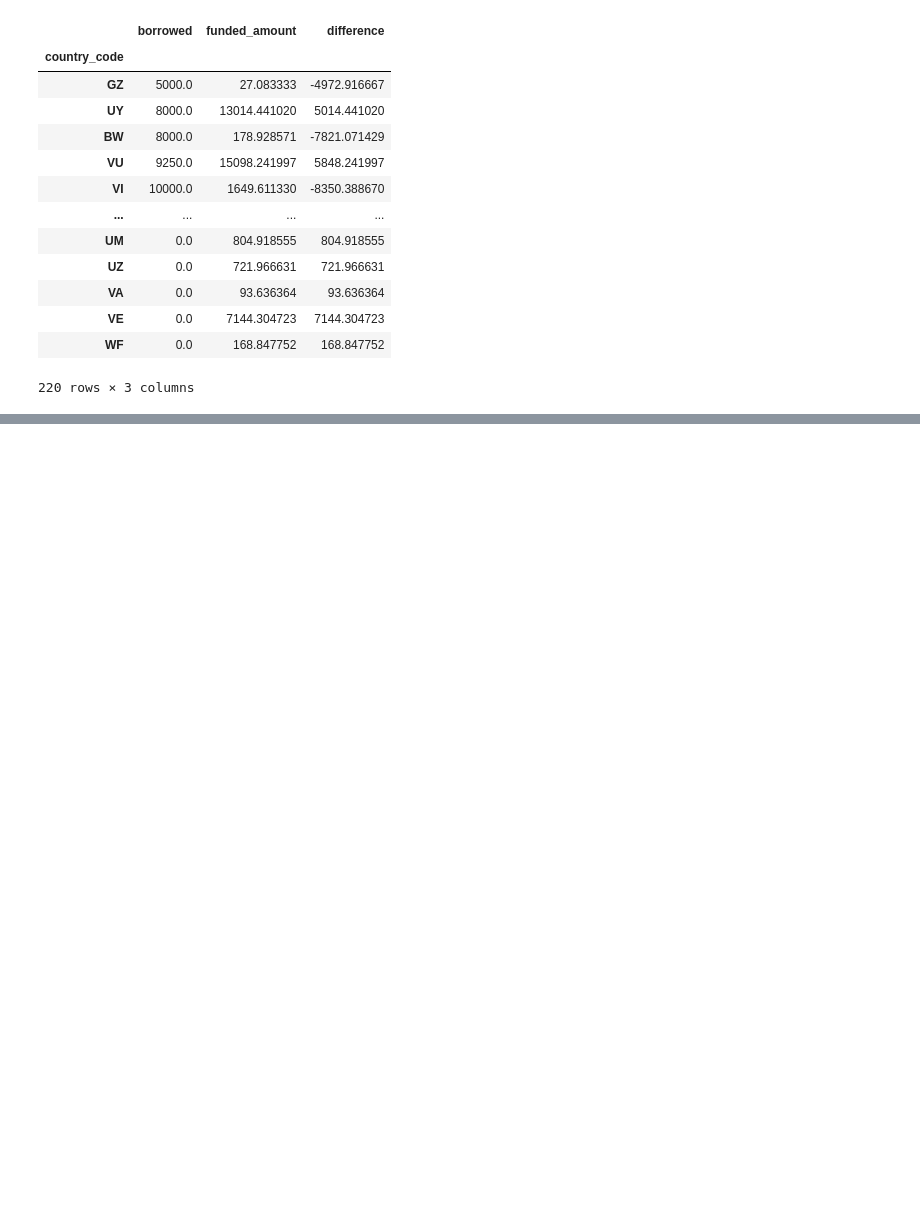
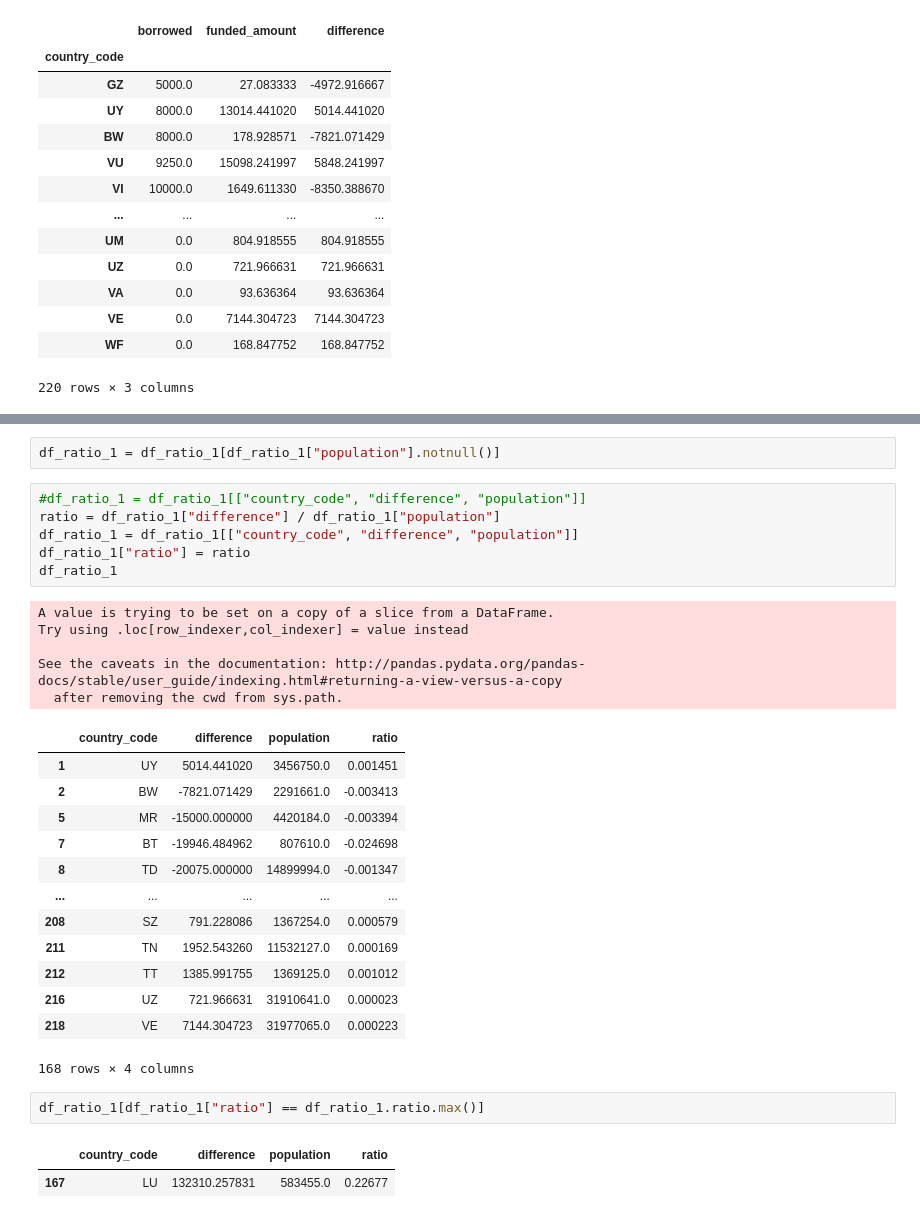
Before and after one commit to kayne87/FoCS, a Jupyter notebook: FoCS.ipynb, the cells around one changed output, grey strips where cells are left out. Saved outputs shown, nothing was run; the diff lists cells and outputs as text; blank space fills up the shorter version.

```diff
--- a/FoCS.ipynb
+++ b/FoCS.ipynb
@@ -521,0 +543,32 @@ df_country_diff
+# %%
+df_ratio_1 = df_ratio_1[df_ratio_1["population"].notnull()]
+# %%
+#df_ratio_1 = df_ratio_1[["country_code", "difference", "population"]]
+ratio = df_ratio_1["difference"] / df_ratio_1["population"]
+df_ratio_1 = df_ratio_1[["country_code", "difference", "population"]]
+df_ratio_1["ratio"] = ratio
+df_ratio_1
+# %% [output]
+A value is trying to be set on a copy of a slice from a DataFrame.
+Try using .loc[row_indexer,col_indexer] = value instead
+
+See the caveats in the documentation: http://pandas.pydata.org/pandas-docs/stable/user_guide/indexing.html#returning-a-view-versus-a-copy
+  after removing the cwd from sys.path.
+|  | country_code | difference | population | ratio |
+| 1 | UY | 5014.441020 | 3456750.0 | 0.001451 |
+| 2 | BW | -7821.071429 | 2291661.0 | -0.003413 |
+| 5 | MR | -15000.000000 | 4420184.0 | -0.003394 |
+| 7 | BT | -19946.484962 | 807610.0 | -0.024698 |
+| 8 | TD | -20075.000000 | 14899994.0 | -0.001347 |
+| ... | ... | ... | ... | ... |
+| 208 | SZ | 791.228086 | 1367254.0 | 0.000579 |
+| 211 | TN | 1952.543260 | 11532127.0 | 0.000169 |
+| 212 | TT | 1385.991755 | 1369125.0 | 0.001012 |
+| 216 | UZ | 721.966631 | 31910641.0 | 0.000023 |
+| 218 | VE | 7144.304723 | 31977065.0 | 0.000223 |
+168 rows × 4 columns
+# %%
+df_ratio_1[df_ratio_1["ratio"] == df_ratio_1.ratio.max()]
+# %% [output]
+|  | country_code | difference | population | ratio |
+| 167 | LU | 132310.257831 | 583455.0 | 0.22677 |
```
Also changed, not shown: parts of 18 cells of this notebook, 1 other file.
